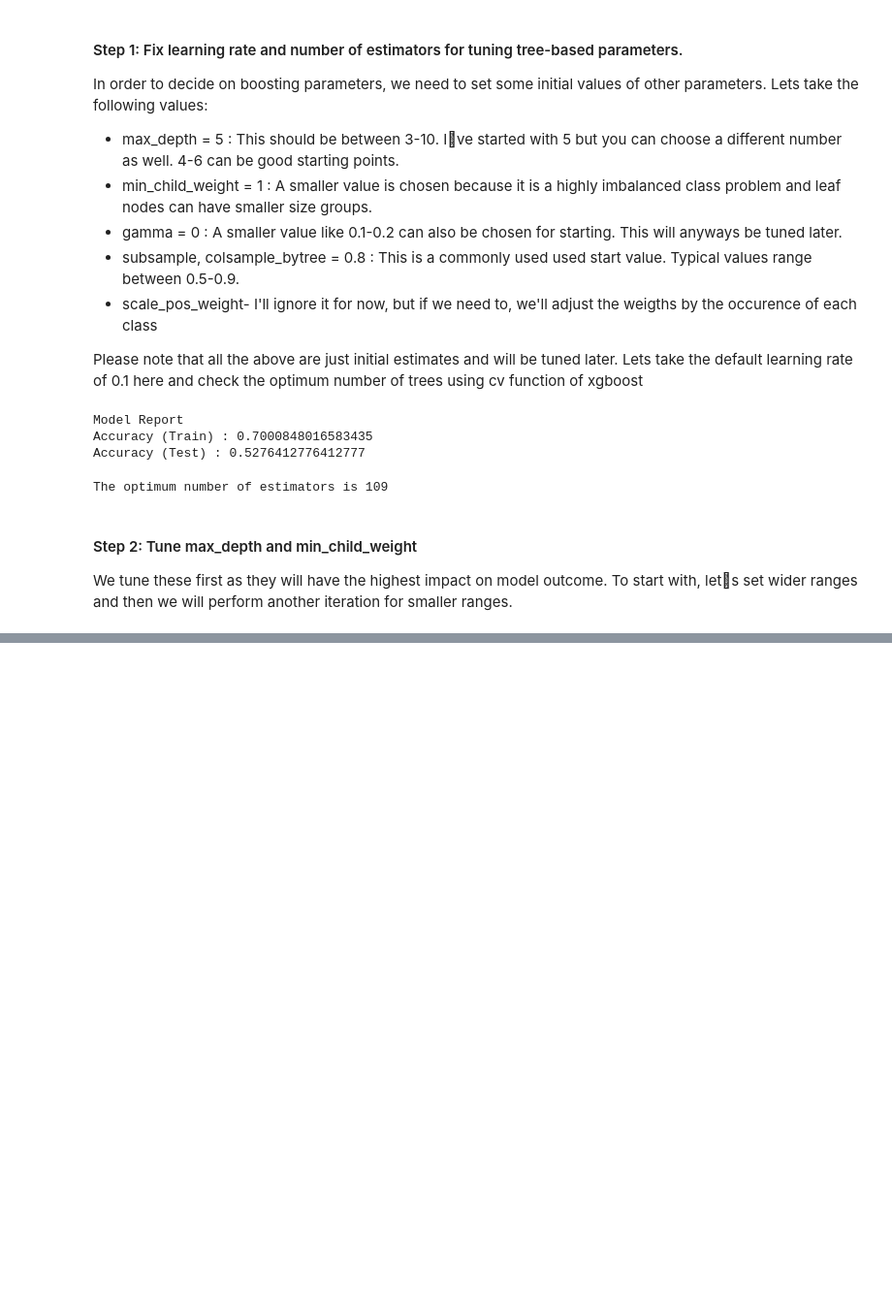
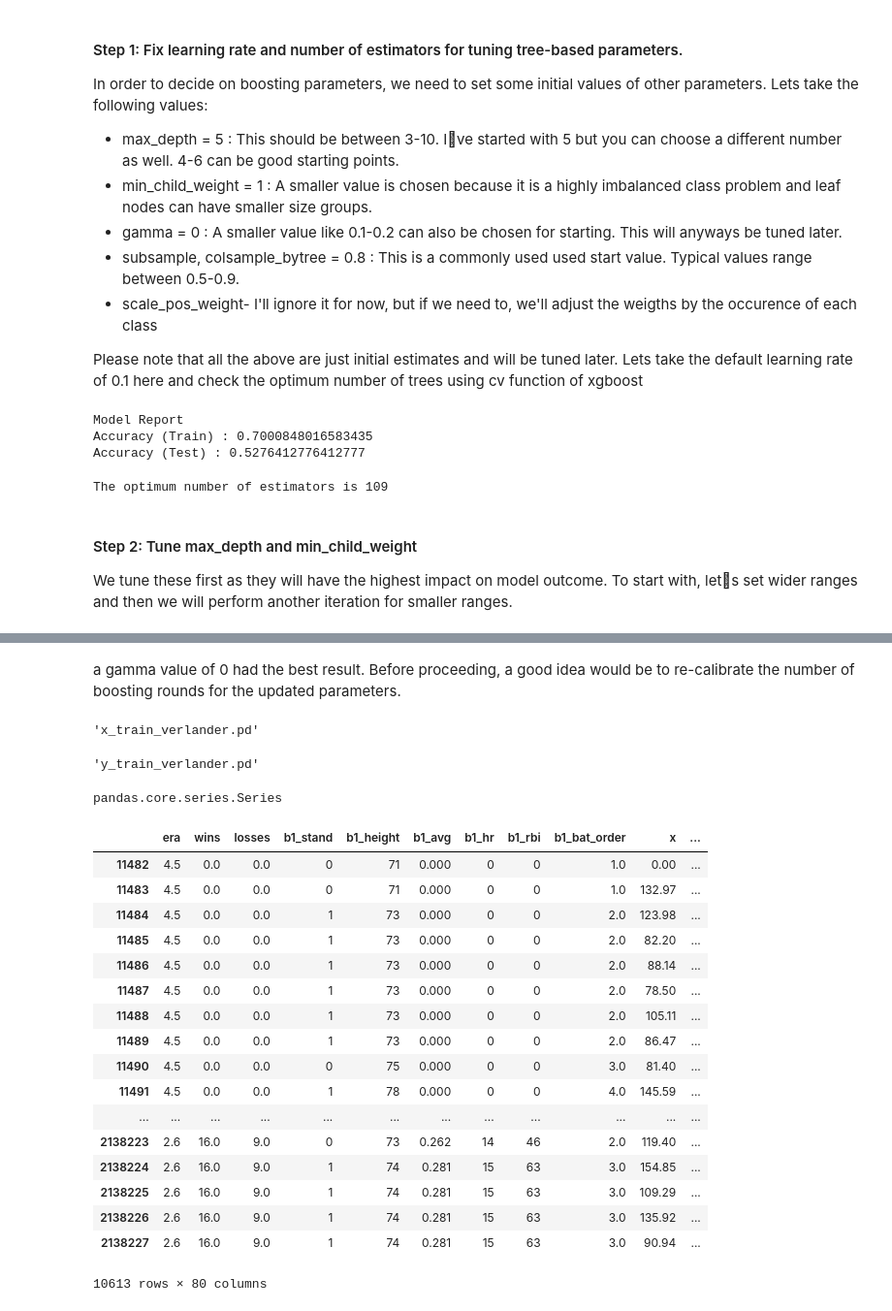
Before and after one commit to JavierPalomares90/scalable_ml_project, a Jupyter notebook: Tuning_XGB.ipynb, the cells around one changed output, grey strips where cells are left out. Shown at 97% size. Cells and saved outputs as stored; diff of their text form; code cells hidden in the pictures; blank space fills up the shorter version.

```diff
--- a/Tuning_XGB.ipynb
+++ b/Tuning_XGB.ipynb
@@ -249,7 +249,7 @@ from sklearn.model_selection import RandomizedSearchCV
 gsearch1 = RandomizedSearchCV(
     estimator = xgb_model.get_multi_class_classifier_model(n_estimators=109),
     param_distributions = param_test1,
-    scoring='roc_auc',
+    scoring='neg_log_loss',
     n_jobs=4,iid=False,
     cv=5)
 gsearch1.fit(X_train_verlander,Y_train_verlander)
@@ -277,0 +277,15 @@ TerminatedWorkerError: A worker process managed by the executor was unexpectedly
+# %%
+param_test2 = {
+ 'max_depth':[2,3,4],
+ 'min_child_weight':[0,1,2]
+}
+# %%
+from sklearn.model_selection import RandomizedSearchCV
+gsearch2 = RandomizedSearchCV(
+    estimator = xgb_model.get_multi_class_classifier_model(n_estimators=109),
+    param_distributions = param_test2,
+    scoring='neg_log_loss',
+    n_jobs=4,iid=False,
+    cv=5)
+gsearch2.fit(X_train_verlander,Y_train_verlander)
+gsearch2.cv_results_, gsearch1.best_params_, gsearch1.best_score_
@@ -277,0 +314,24 @@ TerminatedWorkerError: A worker process managed by the executor was unexpectedly
+# %%
+param_test3 = {
+ 'gamma':[i/10.0 for i in range(0,5)]
+}
+
+from sklearn.model_selection import RandomizedSearchCV
+gsearch3 = RandomizedSearchCV(
+    estimator = xgb_model.get_multi_class_classifier_model(n_estimators=109),
+    param_distributions = param_test3,
+    scoring='neg_log_loss',
+    n_jobs=4,iid=False,
+    cv=5)
+gsearch3.fit(X_train_verlander,Y_train_verlander)
+gsearch3.cv_results_, gsearch1.best_params_, gsearch1.best_score_
+# %% [markdown]
+a gamma value of 0 had the best result. Before proceeding, a good idea would be to re-calibrate the number of boosting rounds for the updated parameters.
+# %%
+model_verlander=utils.xgb_model.get_multi_class_classifier_model()
+# %% [output]
+'x_train_verlander.pd'
+# %%
+utils.save_dataframe(Y_train_verlander,'y_train_verlander.pd')
+# %% [output]
+'y_train_verlander.pd'
@@ -277,0 +340,25 @@ TerminatedWorkerError: A worker process managed by the executor was unexpectedly
+# %%
+type(Y_train_verlander)
+# %% [output]
+pandas.core.series.Series
+# %%
+X_train_verlander
+# %% [output]
+|  | era | wins | losses | b1_stand | b1_height | b1_avg | b1_hr | b1_rbi | b1_bat_order | x | ... |
+| 11482 | 4.5 | 0.0 | 0.0 | 0 | 71 | 0.000 | 0 | 0 | 1.0 | 0.00 | ... |
+| 11483 | 4.5 | 0.0 | 0.0 | 0 | 71 | 0.000 | 0 | 0 | 1.0 | 132.97 | ... |
+| 11484 | 4.5 | 0.0 | 0.0 | 1 | 73 | 0.000 | 0 | 0 | 2.0 | 123.98 | ... |
+| 11485 | 4.5 | 0.0 | 0.0 | 1 | 73 | 0.000 | 0 | 0 | 2.0 | 82.20 | ... |
+| 11486 | 4.5 | 0.0 | 0.0 | 1 | 73 | 0.000 | 0 | 0 | 2.0 | 88.14 | ... |
+| 11487 | 4.5 | 0.0 | 0.0 | 1 | 73 | 0.000 | 0 | 0 | 2.0 | 78.50 | ... |
+| 11488 | 4.5 | 0.0 | 0.0 | 1 | 73 | 0.000 | 0 | 0 | 2.0 | 105.11 | ... |
+| 11489 | 4.5 | 0.0 | 0.0 | 1 | 73 | 0.000 | 0 | 0 | 2.0 | 86.47 | ... |
+| 11490 | 4.5 | 0.0 | 0.0 | 0 | 75 | 0.000 | 0 | 0 | 3.0 | 81.40 | ... |
+| 11491 | 4.5 | 0.0 | 0.0 | 1 | 78 | 0.000 | 0 | 0 | 4.0 | 145.59 | ... |
+| ... | ... | ... | ... | ... | ... | ... | ... | ... | ... | ... | ... |
+| 2138223 | 2.6 | 16.0 | 9.0 | 0 | 73 | 0.262 | 14 | 46 | 2.0 | 119.40 | ... |
+| 2138224 | 2.6 | 16.0 | 9.0 | 1 | 74 | 0.281 | 15 | 63 | 3.0 | 154.85 | ... |
+| 2138225 | 2.6 | 16.0 | 9.0 | 1 | 74 | 0.281 | 15 | 63 | 3.0 | 109.29 | ... |
+| 2138226 | 2.6 | 16.0 | 9.0 | 1 | 74 | 0.281 | 15 | 63 | 3.0 | 135.92 | ... |
+| 2138227 | 2.6 | 16.0 | 9.0 | 1 | 74 | 0.281 | 15 | 63 | 3.0 | 90.94 | ... |
+10613 rows × 80 columns
```
Also changed, not shown: parts of 5 cells of this notebook.
